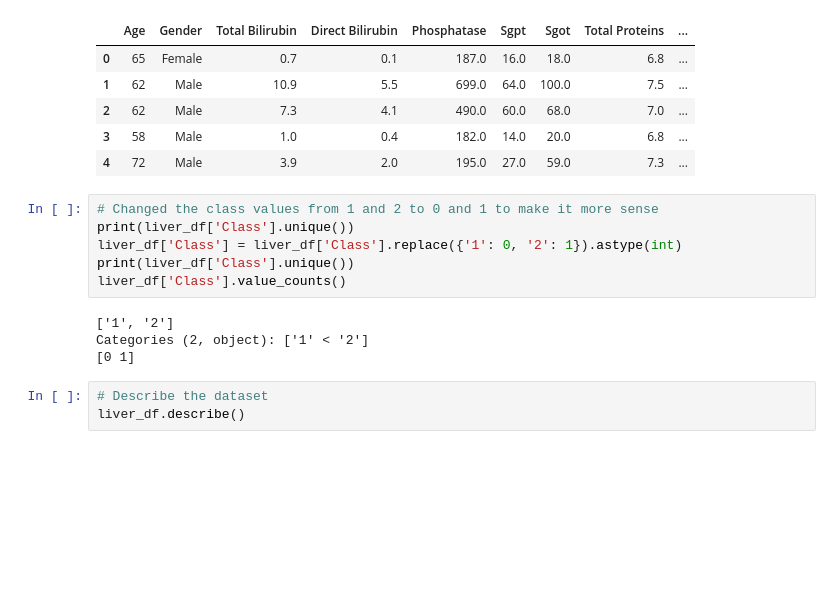
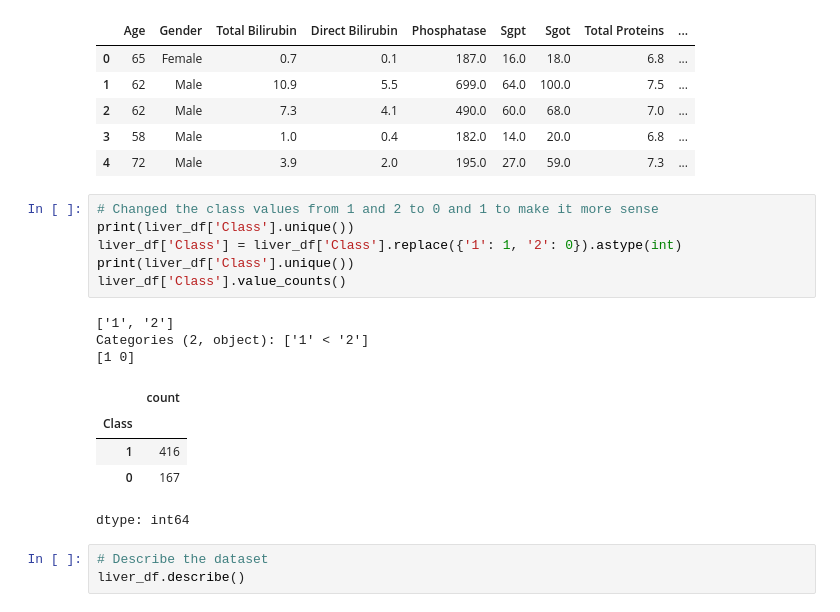
Before and after one commit to Evans2424/IACEC_Project_Model_Performance_Analysis, a Jupyter notebook: IACEC_MLProject.ipynb, the cells around one changed output. Cells and saved outputs as stored; diff of their text form; blank space fills up the shorter version.

```diff
--- a/IACEC_MLProject.ipynb
+++ b/IACEC_MLProject.ipynb
@@ -82,13 +82,18 @@ liver_df.head()
 # %%
 # Changed the class values from 1 and 2 to 0 and 1 to make it more sense
 print(liver_df['Class'].unique())
-liver_df['Class'] = liver_df['Class'].replace({'1': 0, '2': 1}).astype(int)
+liver_df['Class'] = liver_df['Class'].replace({'1': 1, '2': 0}).astype(int)
 print(liver_df['Class'].unique())
 liver_df['Class'].value_counts()
 # %% [output]
 ['1', '2']
 Categories (2, object): ['1' < '2']
-[0 1]
+[1 0]
+|  | count |
+| Class |  |
+| 1 | 416 |
+| 0 | 167 |
+dtype: int64
 # %%
 # Describe the dataset
 liver_df.describe()
```
Also changed, not shown: parts of 1 cell of this notebook.
